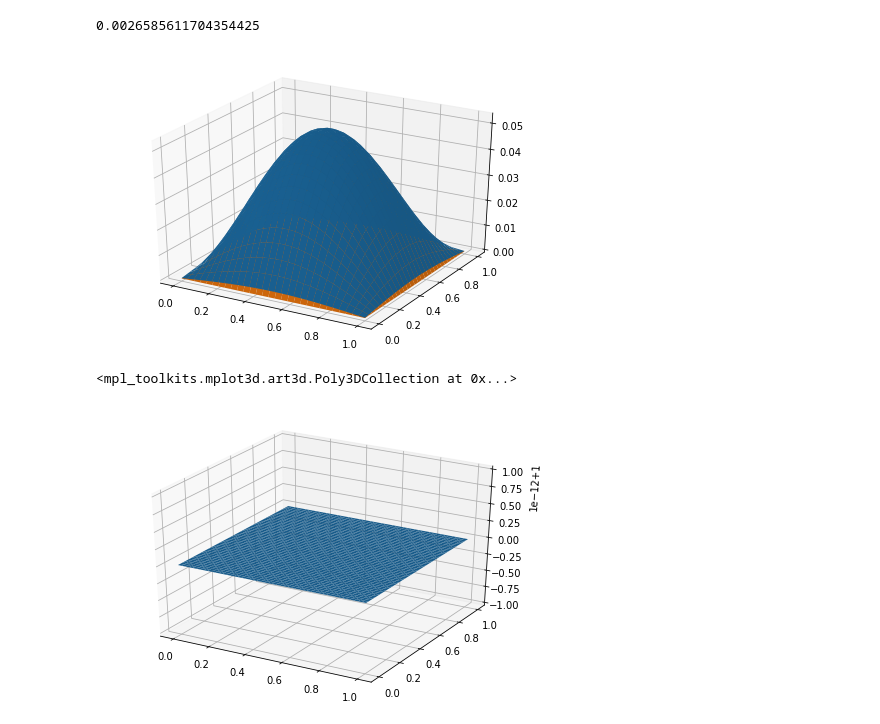
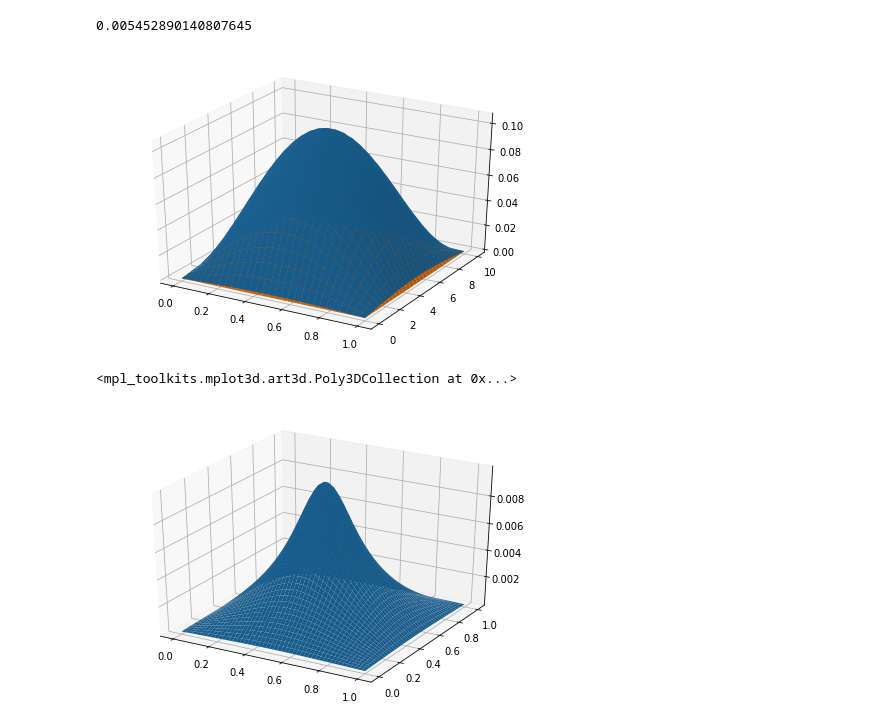
Before and after one commit to katyalatypova/mipt_comp_math, a Jupyter notebook: Task2.ipynb, the cells around one changed output. Cells and saved outputs as stored; diff of their text form; code cells hidden in the pictures.

Commit message:
fixed problems with different shapes in example +  common part

```diff
--- a/Task2.ipynb
+++ b/Task2.ipynb
@@ -20,51 +20,51 @@ def solver(Nx, Ny, hx, hy, fd_ft):
 def f(x, y):
     return sin(pi * x /lx) * sin(pi * y/ly)
 
-lx = 1; ly = 1
-Nx = 30; Ny = 30
+lx = 1; ly = 10
+Nx = 30; Ny = 60
 x = np.linspace(0, lx, Nx)
 y = np.linspace(0, ly, Ny)
 hx = x[1] - x[0]
 hy = y[1] - y[0]
 x, y = np.meshgrid(x, y)
 
-fd = f(x, y)
+fd = f(x, y).T
 fd_ft = dft.dstn(fd, norm = "ortho")
 sol_ft = solver(Nx, Ny, hx, hy, fd_ft)
-
+sol_ft.shape
 fig = pylab.figure()
 axes = Axes3D(fig)
 
-axes.plot_surface(x, y, sol_ft)
-axes.plot_surface(x, y, fd1 / ((pi/lx) ** 2 + (pi/ly)**2) )
-print(np.max(np.abs(sol_ft - fd1 / ((pi/lx) ** 2 + (pi/ly)**2))))
+axes.plot_surface(x, y, sol_ft.T)
+axes.plot_surface(x, y, fd.T / ((pi/lx) ** 2 + (pi/ly)**2) )
+print(np.max(np.abs(sol_ft - fd / ((pi/lx) ** 2 + (pi/ly)**2))))
 # %% [output]
-0.0026585611704354425
+0.005452890140807645
-[figure, old version]
+[figure, new version]
 # %%
 def f(x, y):
-    return exp(-((x - lx/2)**2 + (y - ly/2)**2)/2e20)
+    return exp(-((x - lx/2)**2 + (y - ly/2)**2)/0.1**2)
 
 lx = 1; ly = 1
 Nx = 50; Ny = 50
 x = np.linspace(0, lx, Nx)
 y = np.linspace(0, ly, Ny)
 hx = x[1] - x[0]
 hy = y[1] - y[0]
 x, y = np.meshgrid(x, y)
 
 fd = f(x, y)
 fd_ft = dft.dstn(fd, norm = "ortho")
 fd1 = dft.idstn(fd_ft, norm = "ortho")
 sol = solver(Nx, Ny, hx, hy, fd_ft)
 
 
 fig = pylab.figure()
 axes = Axes3D(fig)
 
-# axes.plot_surface(x, y, sol)
+axes.plot_surface(x, y, sol)
 # axes.plot_surface(x, y, fd)
-axes.plot_surface(x, y, fd1)
+# axes.plot_surface(x, y, fd1)
 # %% [output]
 <mpl_toolkits.mplot3d.art3d.Poly3DCollection at 0x...>
-[figure, old version]
+[figure, new version]
```
